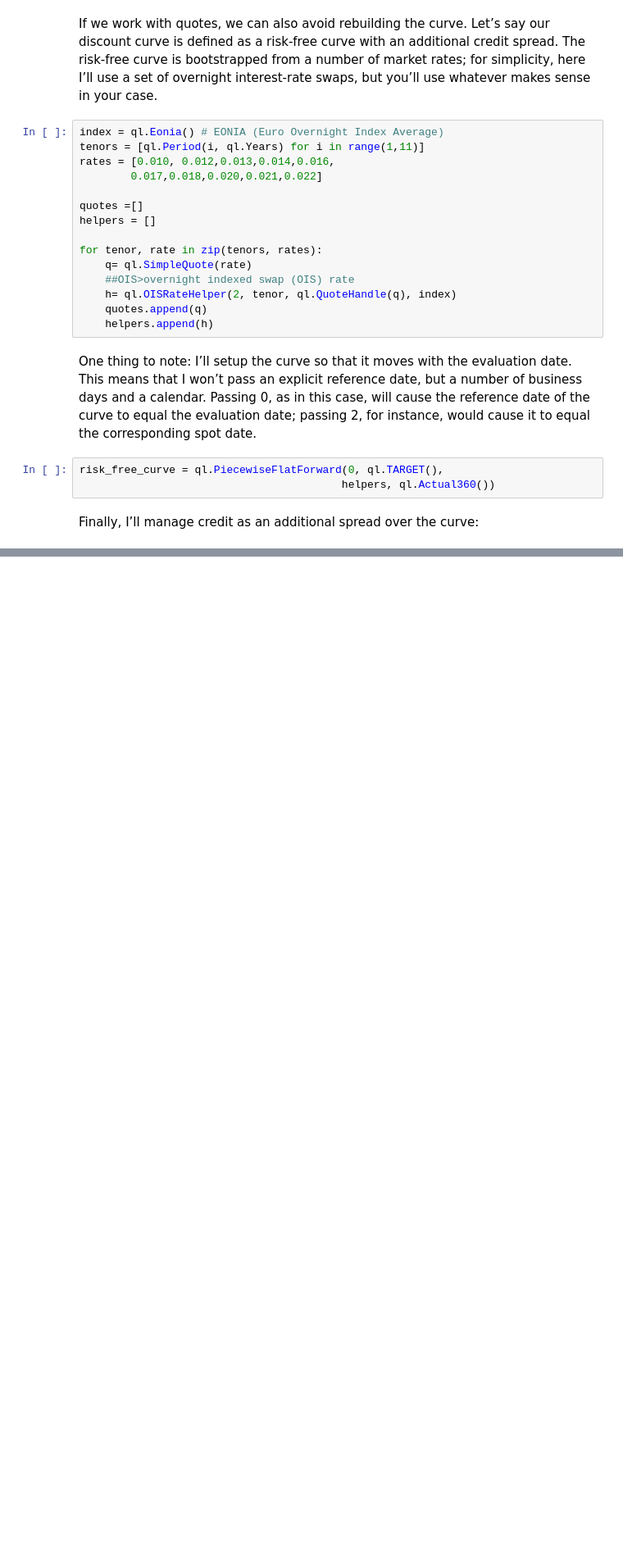
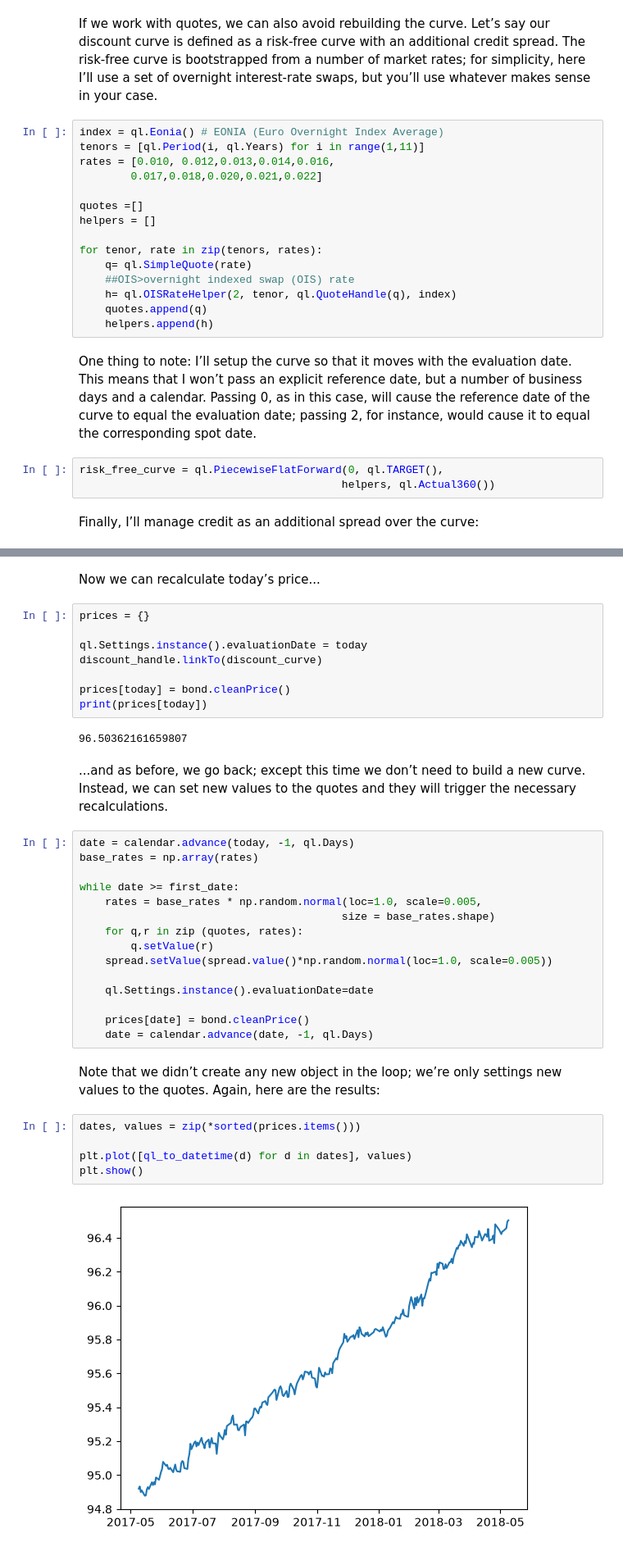
Before and after one commit to satinder-2000/ai-ws, a Jupyter notebook: QuantLib/QuantLibCookbook/6-PricingOverARangeOfDays.ipynb, the cells around one changed output, grey strips where cells are left out. Shown at 82% size. Cells and saved outputs as stored; diff of their text form; blank space fills up the shorter version.

```diff
--- a/QuantLib/QuantLibCookbook/6-PricingOverARangeOfDays.ipynb
+++ b/QuantLib/QuantLibCookbook/6-PricingOverARangeOfDays.ipynb
@@ -136 +137,39 @@ discount_curve = ql.ZeroSpreadedTermStructure(
 )
+# %% [markdown]
+Now we can recalculate today’s price...
+# %%
+prices = {}
+
+ql.Settings.instance().evaluationDate = today
+discount_handle.linkTo(discount_curve)
+
+prices[today] = bond.cleanPrice()
+print(prices[today])
+# %% [output]
+96.50362161659807
+# %% [markdown]
+...and as before, we go back; except this time we don’t need to build a new curve. Instead, we can set new values to the quotes and they will trigger the necessary recalculations.
+# %%
+date = calendar.advance(today, -1, ql.Days)
+base_rates = np.array(rates)
+
+while date >= first_date:
+    rates = base_rates * np.random.normal(loc=1.0, scale=0.005,
+                                         size = base_rates.shape)
+    for q,r in zip (quotes, rates):
+        q.setValue(r)
+    spread.setValue(spread.value()*np.random.normal(loc=1.0, scale=0.005))
+
+    ql.Settings.instance().evaluationDate=date
+
+    prices[date] = bond.cleanPrice()
+    date = calendar.advance(date, -1, ql.Days)
+# %% [markdown]
+Note that we didn’t create any new object in the loop; we’re only settings new values to the quotes. Again, here are the results:
+# %%
+dates, values = zip(*sorted(prices.items()))
+
+plt.plot([ql_to_datetime(d) for d in dates], values)
+plt.show()
+# %% [output]
+[figure, added]
```
Also changed, not shown: parts of 26 cells of this notebook, 7 other files.
